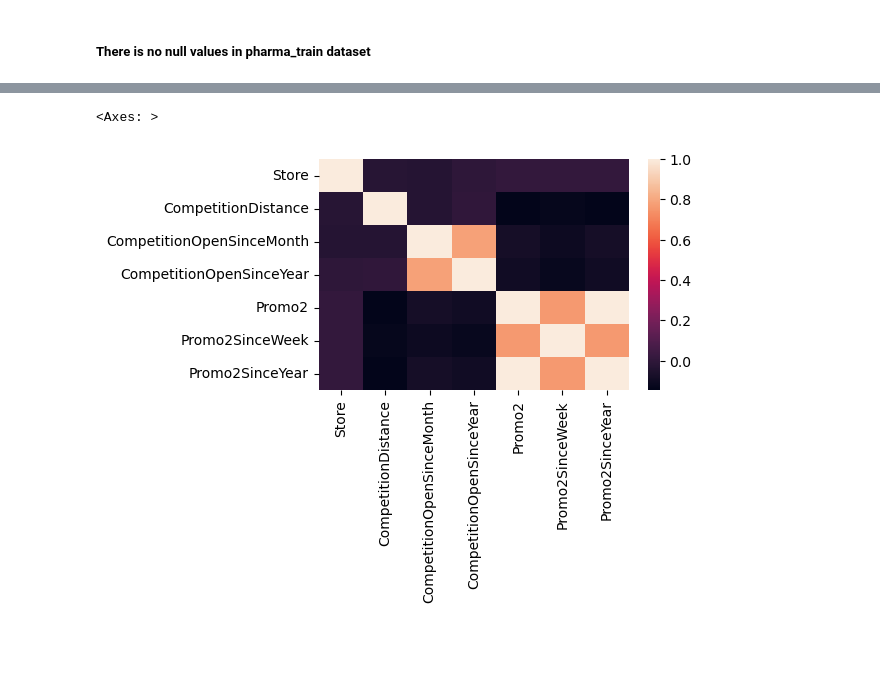
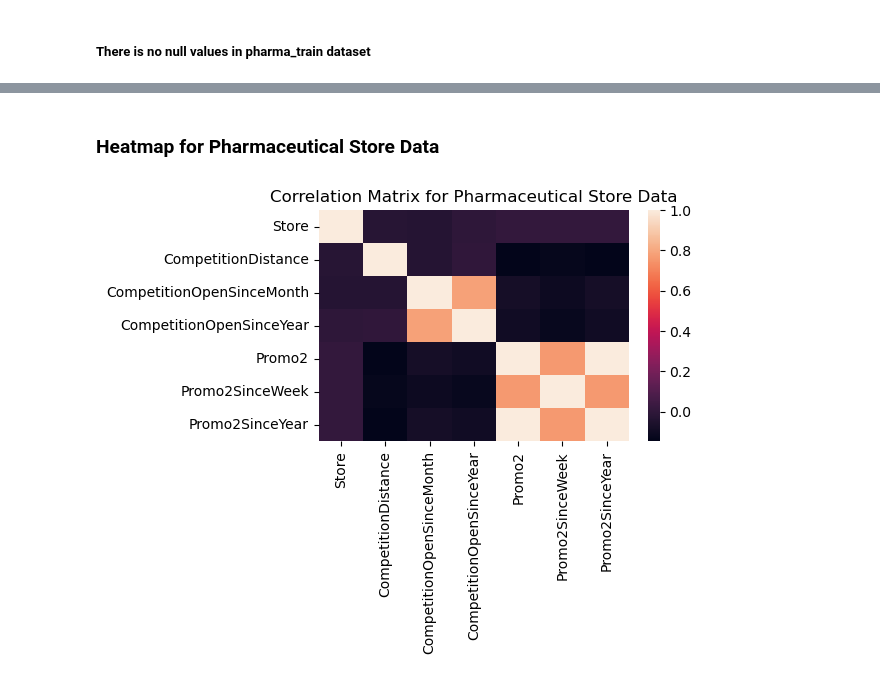
Before and after one commit to Hemamagam/Project-6--Pharmaceutical-Sale-Prediction-, a Jupyter notebook: Task1_purchase_behaviour.ipynb, the cells around one changed output, grey strips where cells are left out. Cells and saved outputs as stored; diff of their text form; code cells hidden in the pictures; blank space fills up the shorter version.

```diff
--- a/Task1_purchase_behaviour.ipynb
+++ b/Task1_purchase_behaviour.ipynb
@@ -425,6 +788,9 @@ pharma_store.corr().round(2)
+# %% [markdown]
+### Heatmap for Pharmaceutical Store Data
 # %%
 plt.figure(figsize=(5,3))
 sns.heatmap(pharma_store.corr())
+plt.title('Correlation Matrix for Pharmaceutical Store Data')
+plt.show()
 # %% [output]
-<Axes: >
-[figure, old version]
+[figure, new version]
```
Also changed, not shown: parts of 35 cells of this notebook.
